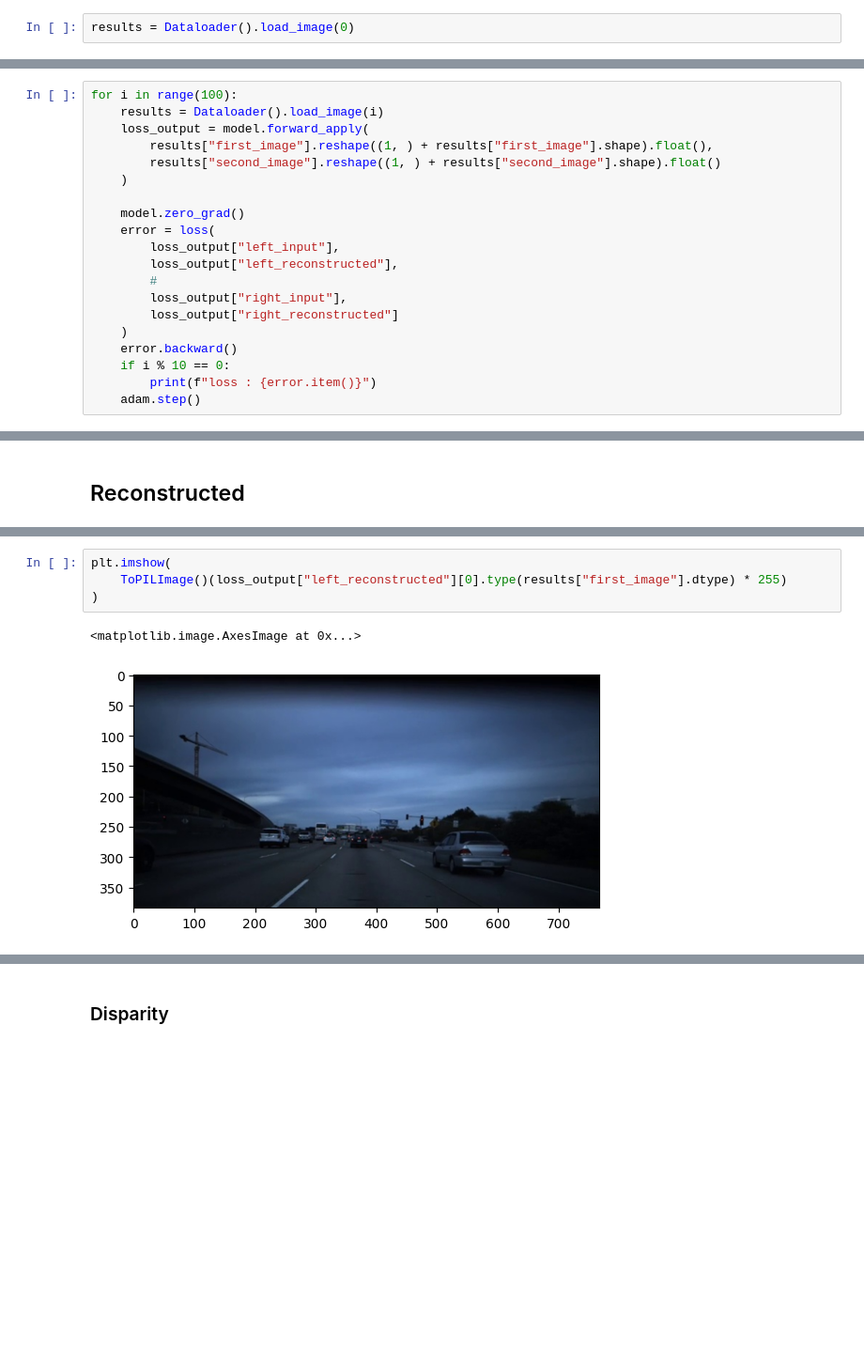
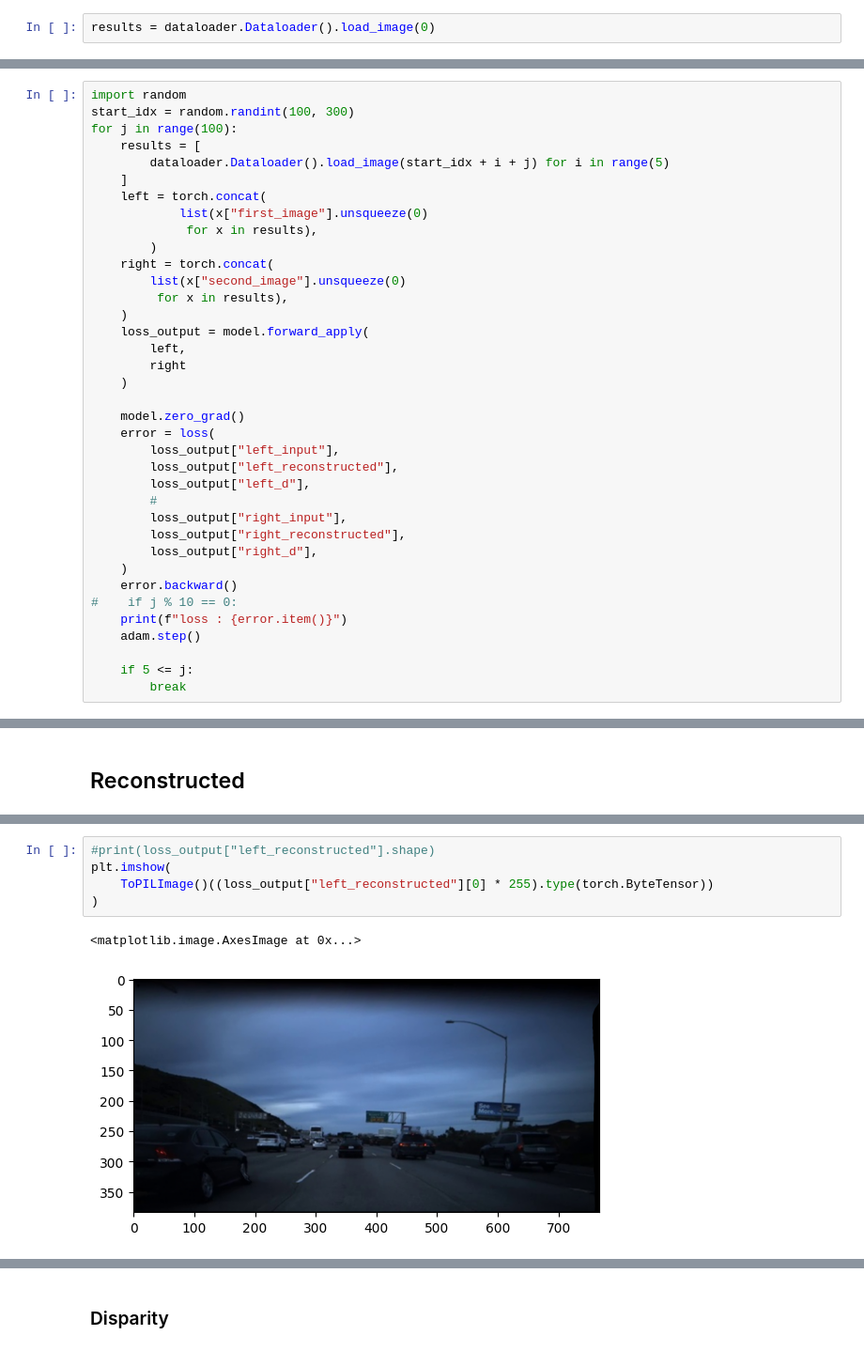
Before and after one commit to 2xic/optimization-playground, a Jupyter notebook: cv/unsupervised_monocular_depth_esimtation/model.ipynb, the cells around one changed output, grey strips where cells are left out. Shown at 94% size. Cells and saved outputs as stored; diff of their text form; blank space fills up the shorter version.

```diff
--- a/cv/unsupervised_monocular_depth_esimtation/model.ipynb
+++ b/cv/unsupervised_monocular_depth_esimtation/model.ipynb
@@ -7,5 +14,5 @@ import torch.optim as optim
 # %%
-results = Dataloader().load_image(0)
+results = dataloader.Dataloader().load_image(0)
 # %%
 import matplotlib.pyplot as plt
 # %%
@@ -27,23 +35,40 @@ loss = loss.loss
 # %%
 ### Training cycle
 # %%
-for i in range(100):
-    results = Dataloader().load_image(i)
+import random
+start_idx = random.randint(100, 300)
+for j in range(100):
+    results = [
+        dataloader.Dataloader().load_image(start_idx + i + j) for i in range(5)
+    ]
+    left = torch.concat(
+            list(x["first_image"].unsqueeze(0)
+             for x in results),
+        )
+    right = torch.concat(
+        list(x["second_image"].unsqueeze(0)
+         for x in results),
+    )
     loss_output = model.forward_apply(
-        results["first_image"].reshape((1, ) + results["first_image"].shape).float(),
-        results["second_image"].reshape((1, ) + results["second_image"].shape).float()
+        left,
+        right
     )
 
     model.zero_grad()
     error = loss(
         loss_output["left_input"],
         loss_output["left_reconstructed"],
+        loss_output["left_d"],
         #
         loss_output["right_input"],
-        loss_output["right_reconstructed"]
+        loss_output["right_reconstructed"],
+        loss_output["right_d"],
     )
     error.backward()
-    if i % 10 == 0:
-        print(f"loss : {error.item()}")
+#    if j % 10 == 0:
+    print(f"loss : {error.item()}")
     adam.step()
+
+    if 5 <= j:
+        break
 # %% [output]
@@ -82,9 +111,10 @@ tensor([[[ 2.,  2.,  2.,  ...,  0.,  0.,  0.],
 # %%
+#print(loss_output["left_reconstructed"].shape)
 plt.imshow(
-    ToPILImage()(loss_output["left_reconstructed"][0].type(results["first_image"].dtype) * 255)
+    ToPILImage()((loss_output["left_reconstructed"][0] * 255).type(torch.ByteTensor))
 )
 # %% [output]
 <matplotlib.image.AxesImage at 0x...>
-[figure, old version]
+[figure, new version]
 # %%
 plt.imshow(
```
Also changed, not shown: parts of 15 cells of this notebook, 4 other files.
